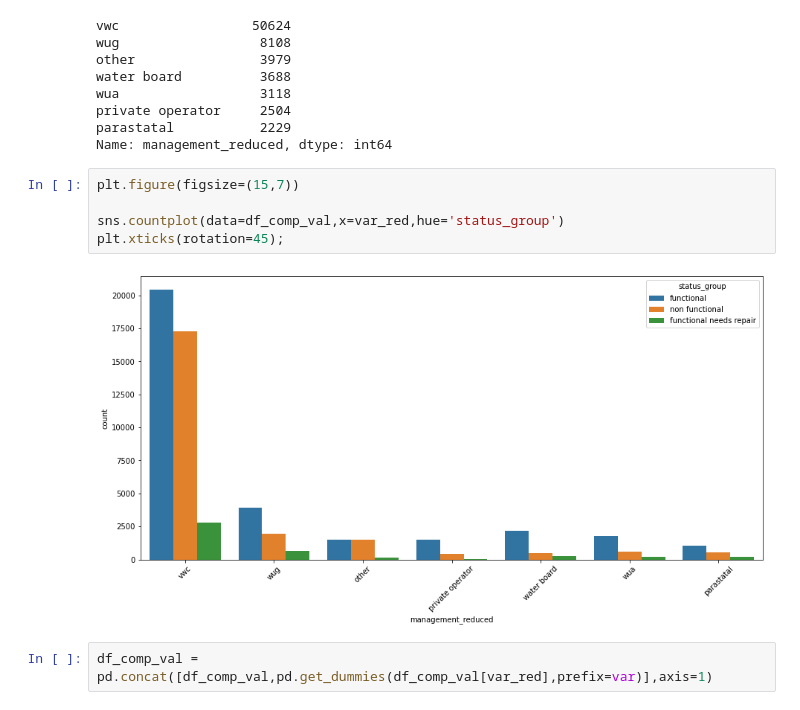
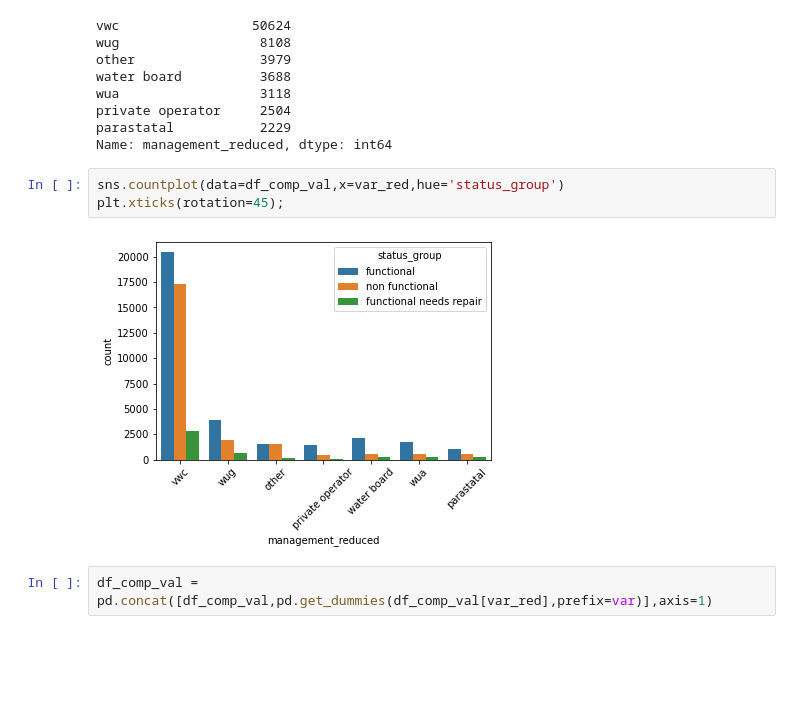
Before and after one commit to brspencer90/water-pump-tanzania, a Jupyter notebook: notebooks/pre_processing.ipynb, the cells around one changed output. Saved outputs shown, nothing was run; the diff lists cells and outputs as text; blank space fills up the shorter version.

```diff
--- a/notebooks/pre_processing.ipynb
+++ b/notebooks/pre_processing.ipynb
@@ -326,12 +324,10 @@ private operator     2504
 parastatal           2229
 Name: management_reduced, dtype: int64
 # %%
-plt.figure(figsize=(15,7))
-
 sns.countplot(data=df_comp_val,x=var_red,hue='status_group')
 plt.xticks(rotation=45);
 # %% [output]
-[figure, old version]
+[figure, new version]
 # %%
 df_comp_val = pd.concat([df_comp_val,pd.get_dummies(df_comp_val[var_red],prefix=var)],axis=1)
 # %%
```
Also changed, not shown: parts of 11 cells of this notebook, 6 other files.
